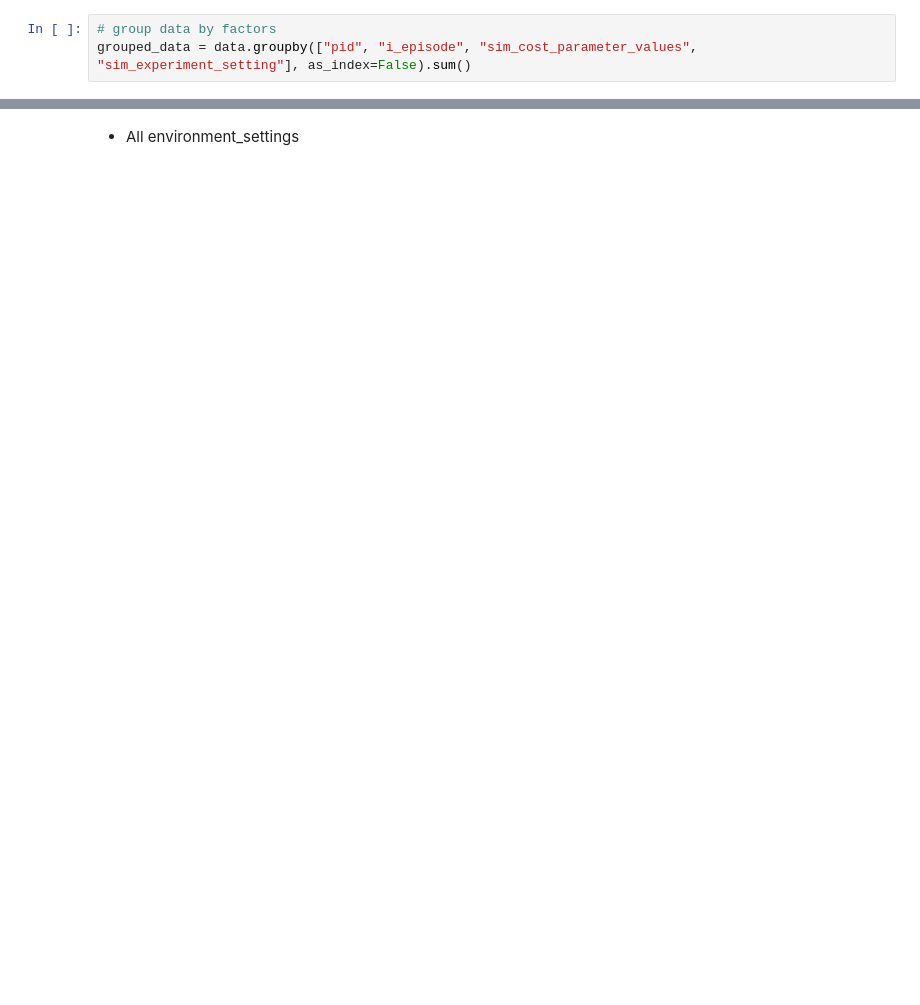
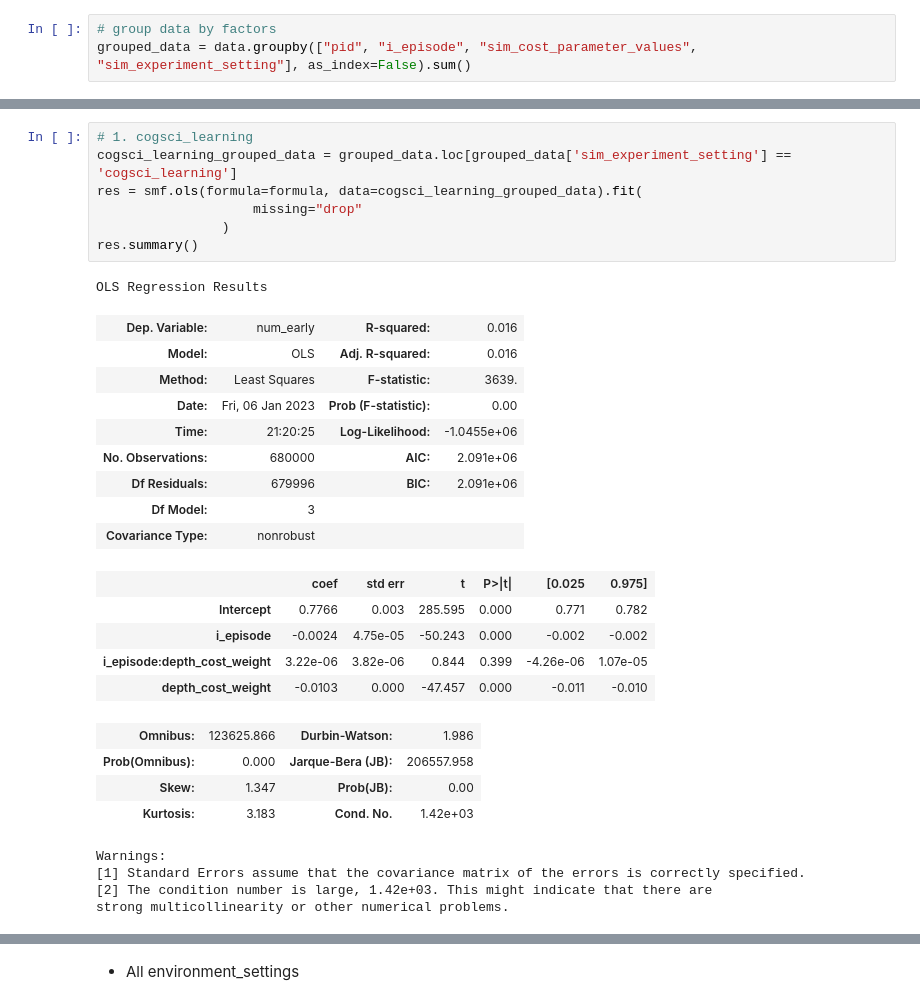
Before and after one commit to RationalityEnhancementGroup/planning-depth-differences, a Jupyter notebook: analysis/methods/learning/Simulated_regressions.ipynb, the cells around one changed output, grey strips where cells are left out. Cells and saved outputs as stored; diff of their text form; blank space fills up the shorter version.

```diff
--- a/analysis/methods/learning/Simulated_regressions.ipynb
+++ b/analysis/methods/learning/Simulated_regressions.ipynb
@@ -70,3 +106,34 @@ Warnings:
 [1] Standard Errors assume that the covariance matrix of the errors is correctly specified.
 [2] The condition number is large, 1.29e+03. This might indicate that there are
 strong multicollinearity or other numerical problems.
+# %%
+# 1. cogsci_learning
+cogsci_learning_grouped_data = grouped_data.loc[grouped_data['sim_experiment_setting'] == 'cogsci_learning']
+res = smf.ols(formula=formula, data=cogsci_learning_grouped_data).fit(
+                    missing="drop"
+                )
+res.summary()
+# %% [output]
+OLS Regression Results
+| Dep. Variable: | num_early | R-squared: | 0.016 |
+| Model: | OLS | Adj. R-squared: | 0.016 |
+| Method: | Least Squares | F-statistic: | 3639. |
+| Date: | Fri, 06 Jan 2023 | Prob (F-statistic): | 0.00 |
+| Time: | 21:20:25 | Log-Likelihood: | -1.0455e+06 |
+| No. Observations: | 680000 | AIC: | 2.091e+06 |
+| Df Residuals: | 679996 | BIC: | 2.091e+06 |
+| Df Model: | 3 |  |  |
+| Covariance Type: | nonrobust |  |  |
+|  | coef | std err | t | P>|t| | [0.025 | 0.975] |
+| Intercept | 0.7766 | 0.003 | 285.595 | 0.000 | 0.771 | 0.782 |
+| i_episode | -0.0024 | 4.75e-05 | -50.243 | 0.000 | -0.002 | -0.002 |
+| i_episode:depth_cost_weight | 3.22e-06 | 3.82e-06 | 0.844 | 0.399 | -4.26e-06 | 1.07e-05 |
+| depth_cost_weight | -0.0103 | 0.000 | -47.457 | 0.000 | -0.011 | -0.010 |
+| Omnibus: | 123625.866 | Durbin-Watson: | 1.986 |
+| Prob(Omnibus): | 0.000 | Jarque-Bera (JB): | 206557.958 |
+| Skew: | 1.347 | Prob(JB): | 0.00 |
+| Kurtosis: | 3.183 | Cond. No. | 1.42e+03 |
+Warnings:
+[1] Standard Errors assume that the covariance matrix of the errors is correctly specified.
+[2] The condition number is large, 1.42e+03. This might indicate that there are
+strong multicollinearity or other numerical problems.
```
Also changed, not shown: parts of 27 cells of this notebook.
